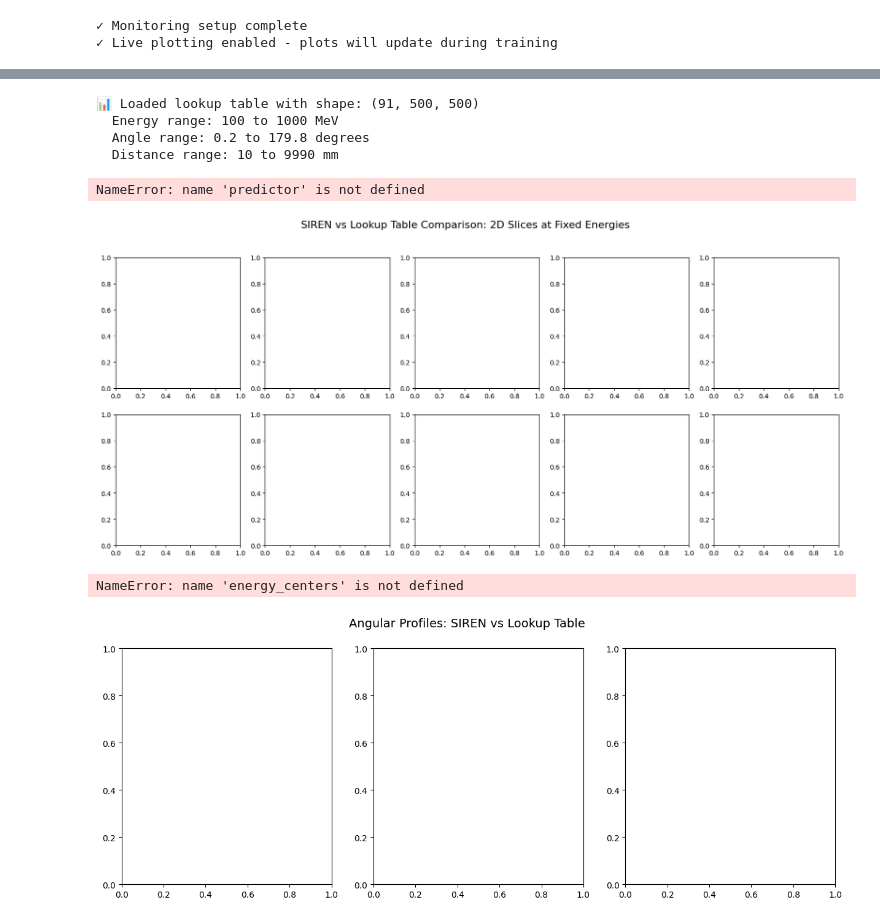
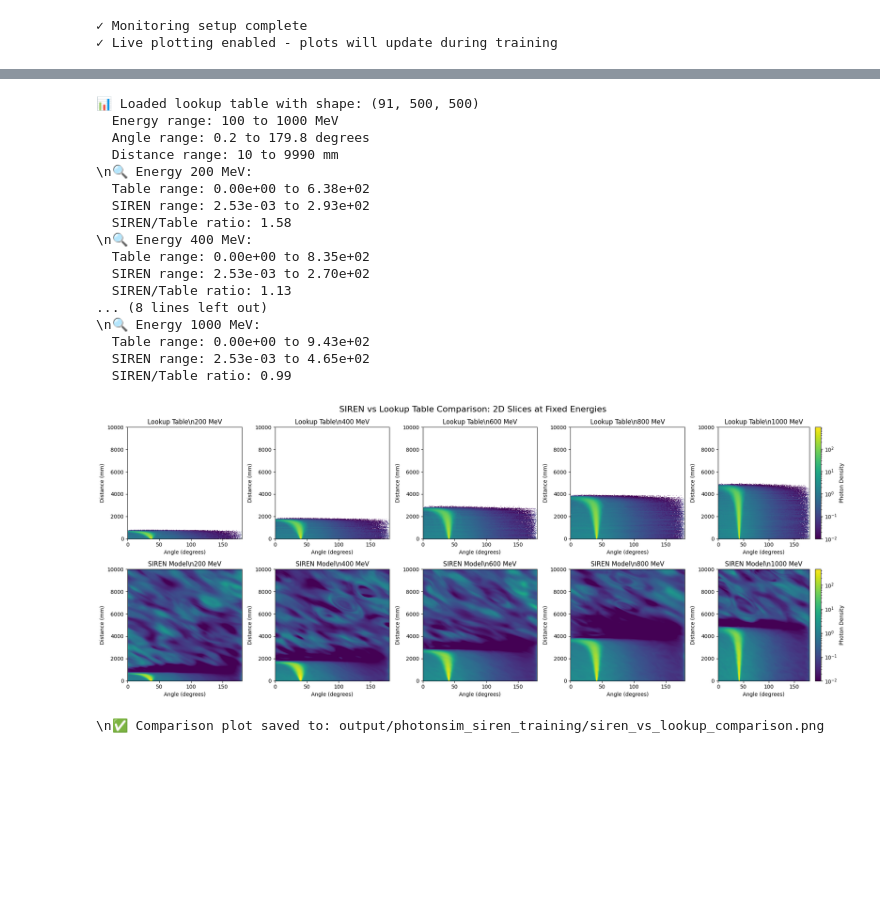
Before and after one commit to CIDeR-ML/LUCiD, a Jupyter notebook: notebooks/siren_training.ipynb, the cells around one changed output, grey strips where cells are left out. Saved outputs shown, nothing was run; the diff lists cells and outputs as text; code cells hidden in the pictures; blank space fills up the shorter version.

```diff
--- a/notebooks/siren_training.ipynb
+++ b/notebooks/siren_training.ipynb
@@ -353,7 +353,7 @@ INFO:jax._src.xla_bridge:Unable to initialize backend 'tpu': INTERNAL: Failed to
   ✅ Match: True
 # %%
 # Training mode configuration
-START_FRESH = True
+START_FRESH = False
 
 # Set up output directory
 output_dir = Path('output') / 'photonsim_siren_training'
@@ -694,21 +736,18 @@ Consistent dataset targets: 0.014582 to 0.879069
 # %%
-# Save the trained model with complete metadata
-model_save_dir = output_dir / 'trained_model'
-weights_path, metadata_path = trainer.save_trained_model(model_save_dir, 'photonsim_siren')
 
-print(f"✅ Model saved successfully!")
-print(f"  Weights: {weights_path}")
-print(f"  Metadata: {metadata_path}")
+# print(f"✅ Model saved successfully!")
+# print(f"  Weights: {weights_path}")
+# print(f"  Metadata: {metadata_path}")
 
-# Display the saved metadata
-import json
-with open(metadata_path, 'r') as f:
-    metadata = json.load(f)
+# # Display the saved metadata
+# import json
+# with open(metadata_path, 'r') as f:
+#     metadata = json.load(f)
 
-print(f"\n📋 Model Metadata:")
-print(f"  Energy range: {metadata['dataset_info']['energy_range']} MeV")
-print(f"  Angle range: {np.degrees(metadata['dataset_info']['angle_range'])} degrees")
-print(f"  Distance range: {metadata['dataset_info']['distance_range']} mm")
-print(f"  Model architecture: {metadata['model_config']['hidden_layers']} layers × {metadata['model_config']['hidden_features']} features")
-print(f"  Final training loss: {metadata['training_info']['final_train_loss']:.6f}")
-print(f"  Final validation loss: {metadata['training_info']['final_val_loss']:.6f}")
+# print(f"\n📋 Model Metadata:")
+# print(f"  Energy range: {metadata['dataset_info']['energy_range']} MeV")
+# print(f"  Angle range: {np.degrees(metadata['dataset_info']['angle_range'])} degrees")
+# print(f"  Distance range: {metadata['dataset_info']['distance_range']} mm")
+# print(f"  Model architecture: {metadata['model_config']['hidden_layers']} layers × {metadata['model_config']['hidden_features']} features")
+# print(f"  Final training loss: {metadata['training_info']['final_train_loss']:.6f}")
+# print(f"  Final validation loss: {metadata['training_info']['final_val_loss']:.6f}")
@@ -758,6 +826,7 @@ NameError: name 'model_save_dir' is not defined
 # %%
 # Load original lookup table for comparison
 import h5py
+from matplotlib.colors import LogNorm
 
 # Define energies to compare
 energies_to_plot = [200, 400, 600, 800, 1000]  # MeV
@@ -821,7 +890,7 @@ for i, energy in enumerate(energies_to_plot):
     table_slice_plot = np.where(table_slice > 1e-10, table_slice, np.nan)
     im1 = ax_table.pcolormesh(angle_mesh_deg, distance_mesh, table_slice_plot,
                              cmap='viridis', shading='auto',
-                             norm=plt.LogNorm(vmin=1e-2, vmax=table_slice.max()))
+                             norm=LogNorm(vmin=1e-2, vmax=table_slice.max()))
 
     ax_table.set_title(f'Lookup Table\\n{actual_energy:.0f} MeV')
     ax_table.set_xlabel('Angle (degrees)')
@@ -835,36 +904,49 @@ for i, energy in enumerate(energies_to_plot):
     ax_siren = axes[1, i]
 
     siren_slice_plot = np.where(siren_slice > 1e-10, siren_slice, np.nan)
     im2 = ax_siren.pcolormesh(angle_mesh_deg, distance_mesh, siren_slice_plot,
                              cmap='viridis', shading='auto',
-                             norm=plt.LogNorm(vmin=1e-2, vmax=siren_slice.max()))
+                             norm=LogNorm(vmin=1e-2, vmax=siren_slice.max()))
 
     ax_siren.set_title(f'SIREN Model\\n{actual_energy:.0f} MeV')
     ax_siren.set_xlabel('Angle (degrees)')
     ax_siren.set_ylabel('Distance (mm)')
 
     if i == 4:  # Add colorbar to last plot
         cbar2 = plt.colorbar(im2, ax=ax_siren)
         cbar2.set_label('Photon Density')
 
     # Print comparison stats
     print(f"\\n🔍 Energy {actual_energy:.0f} MeV:")
     print(f"  Table range: {table_slice.min():.2e} to {table_slice.max():.2e}")
     print(f"  SIREN range: {siren_slice.min():.2e} to {siren_slice.max():.2e}")
     print(f"  SIREN/Table ratio: {siren_slice.mean()/table_slice.mean():.2f}")
 
 plt.tight_layout()
 plt.savefig(output_dir / 'siren_vs_lookup_comparison.png', dpi=300, bbox_inches='tight')
 plt.show()
 
 print(f"\\n✅ Comparison plot saved to: {output_dir / 'siren_vs_lookup_comparison.png'}")
 # %% [output]
 📊 Loaded lookup table with shape: (91, 500, 500)
   Energy range: 100 to 1000 MeV
   Angle range: 0.2 to 179.8 degrees
   Distance range: 10 to 9990 mm
+\n🔍 Energy 200 MeV:
+  Table range: 0.00e+00 to 6.38e+02
+  SIREN range: 2.53e-03 to 2.93e+02
+  SIREN/Table ratio: 1.58
+\n🔍 Energy 400 MeV:
+  Table range: 0.00e+00 to 8.35e+02
+  SIREN range: 2.53e-03 to 2.70e+02
+  SIREN/Table ratio: 1.13
+... (8 lines left out)
+\n🔍 Energy 1000 MeV:
+  Table range: 0.00e+00 to 9.43e+02
+  SIREN range: 2.53e-03 to 4.65e+02
+  SIREN/Table ratio: 0.99
+[figure, new version]
-NameError: name 'predictor' is not defined
+\n✅ Comparison plot saved to: output/photonsim_siren_training/siren_vs_lookup_comparison.png
-[figure, old version]
 # %%
 # Create angular profile comparison plots
 fig, axes = plt.subplots(1, 3, figsize=(15, 5))
@@ -936,6 +1018,3 @@ plt.savefig(output_dir / 'angular_profile_comparison.png', dpi=300, bbox_inches=
 plt.show()
 
 print(f"✅ Angular profile comparison saved to: {output_dir / 'angular_profile_comparison.png'}")
-# %% [output]
-NameError: name 'energy_centers' is not defined
-[figure, removed]
```
Also changed, not shown: parts of 10 cells of this notebook, 2 other files.
